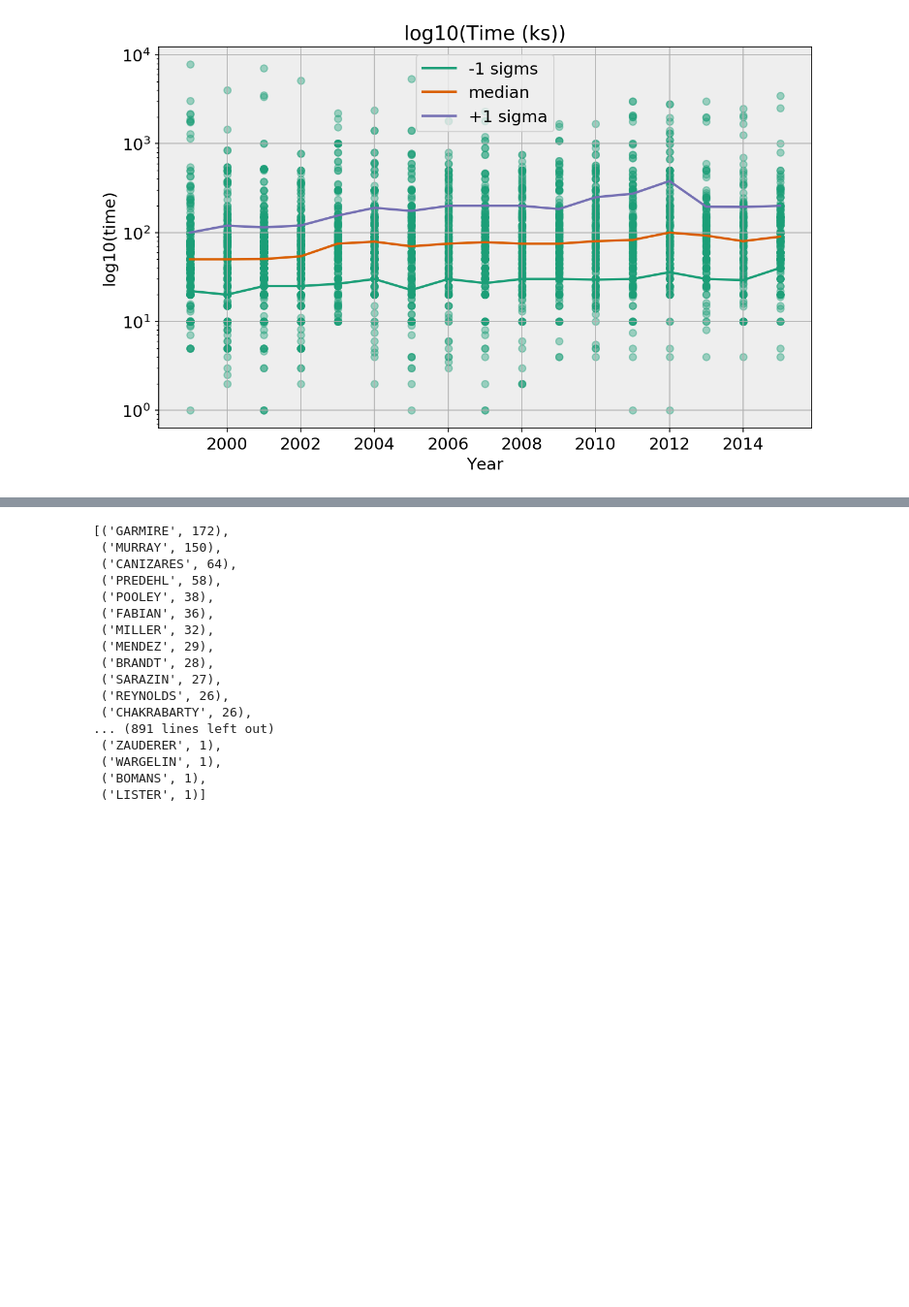
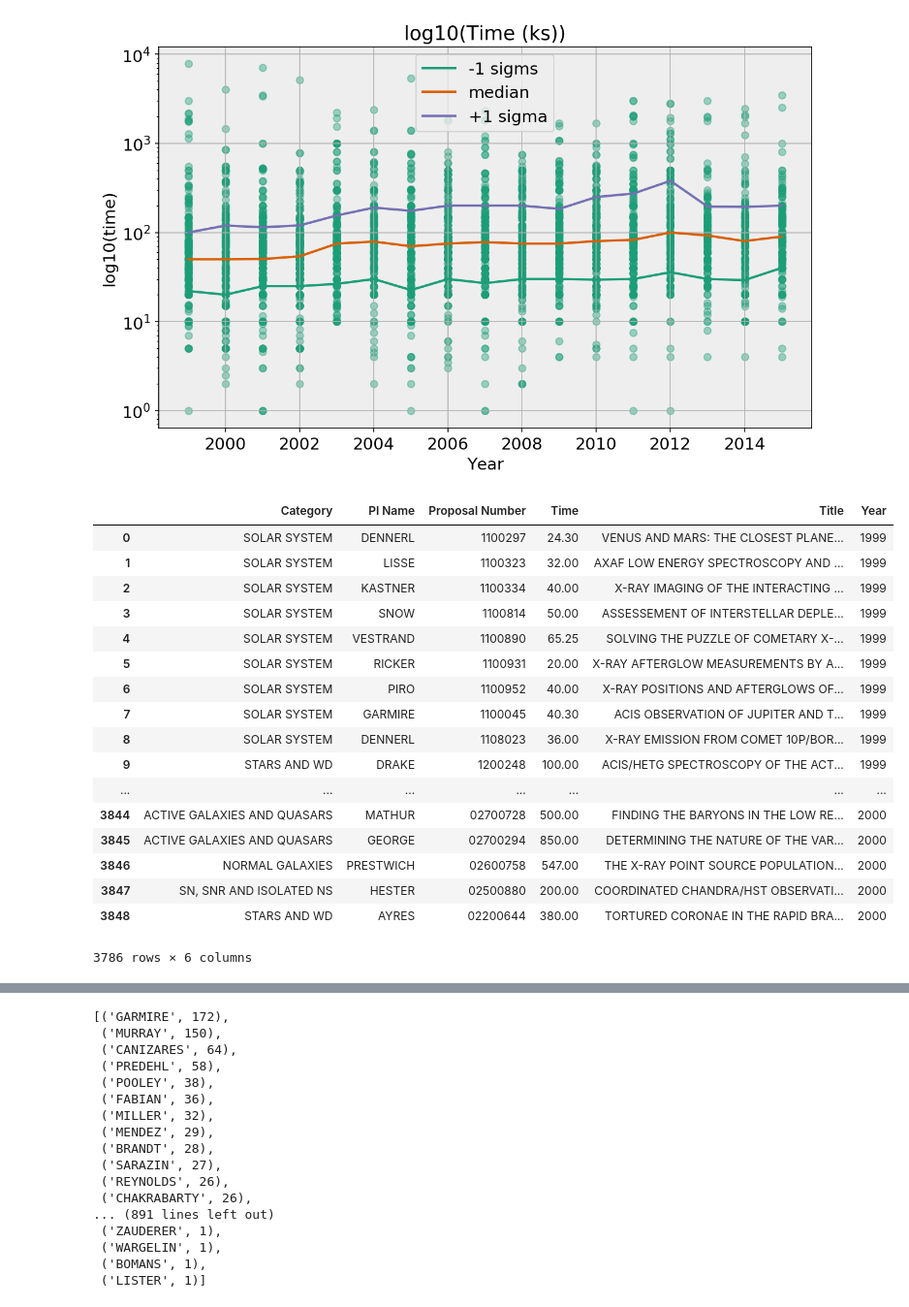
Before and after one commit to leogulus/Datavisualization, a Jupyter notebook: chandra_proposal/chandra_proposal.ipynb, the cells around one changed output, grey strips where cells are left out. Shown at 97% size. Saved outputs shown, nothing was run; the diff lists cells and outputs as text; code cells hidden in the pictures; blank space fills up the shorter version.

```diff
--- a/chandra_proposal/chandra_proposal.ipynb
+++ b/chandra_proposal/chandra_proposal.ipynb
@@ -244,3 +254,24 @@ plt.legend(loc='best')
 # %% [output]
 <matplotlib.legend.Legend at 0x...>
 [figure]
+# %%
+dff
+# %% [output]
+|  | Category | PI Name | Proposal Number | Time | Title | Year |
+| 0 | SOLAR SYSTEM | DENNERL | 1100297 | 24.30 | VENUS AND MARS: THE CLOSEST PLANE... | 1999 |
+| 1 | SOLAR SYSTEM | LISSE | 1100323 | 32.00 | AXAF LOW ENERGY SPECTROSCOPY AND ... | 1999 |
+| 2 | SOLAR SYSTEM | KASTNER | 1100334 | 40.00 | X-RAY IMAGING OF THE INTERACTING ... | 1999 |
+| 3 | SOLAR SYSTEM | SNOW | 1100814 | 50.00 | ASSESSEMENT OF INTERSTELLAR DEPLE... | 1999 |
+| 4 | SOLAR SYSTEM | VESTRAND | 1100890 | 65.25 | SOLVING THE PUZZLE OF COMETARY X-... | 1999 |
+| 5 | SOLAR SYSTEM | RICKER | 1100931 | 20.00 | X-RAY AFTERGLOW MEASUREMENTS BY A... | 1999 |
+| 6 | SOLAR SYSTEM | PIRO | 1100952 | 40.00 | X-RAY POSITIONS AND AFTERGLOWS OF... | 1999 |
+| 7 | SOLAR SYSTEM | GARMIRE | 1100045 | 40.30 | ACIS OBSERVATION OF JUPITER AND T... | 1999 |
+| 8 | SOLAR SYSTEM | DENNERL | 1108023 | 36.00 | X-RAY EMISSION FROM COMET 10P/BOR... | 1999 |
+| 9 | STARS AND WD | DRAKE | 1200248 | 100.00 | ACIS/HETG SPECTROSCOPY OF THE ACT... | 1999 |
+| ... | ... | ... | ... | ... | ... | ... |
+| 3844 | ACTIVE GALAXIES AND QUASARS | MATHUR | 02700728 | 500.00 | FINDING THE BARYONS IN THE LOW RE... | 2000 |
+| 3845 | ACTIVE GALAXIES AND QUASARS | GEORGE | 02700294 | 850.00 | DETERMINING THE NATURE OF THE VAR... | 2000 |
+| 3846 | NORMAL GALAXIES | PRESTWICH | 02600758 | 547.00 | THE X-RAY POINT SOURCE POPULATION... | 2000 |
+| 3847 | SN, SNR AND ISOLATED NS | HESTER | 02500880 | 200.00 | COORDINATED CHANDRA/HST OBSERVATI... | 2000 |
+| 3848 | STARS AND WD | AYRES | 02200644 | 380.00 | TORTURED CORONAE IN THE RAPID BRA... | 2000 |
+3786 rows × 6 columns
```
Also changed, not shown: parts of 8 cells of this notebook, 3 other files.
